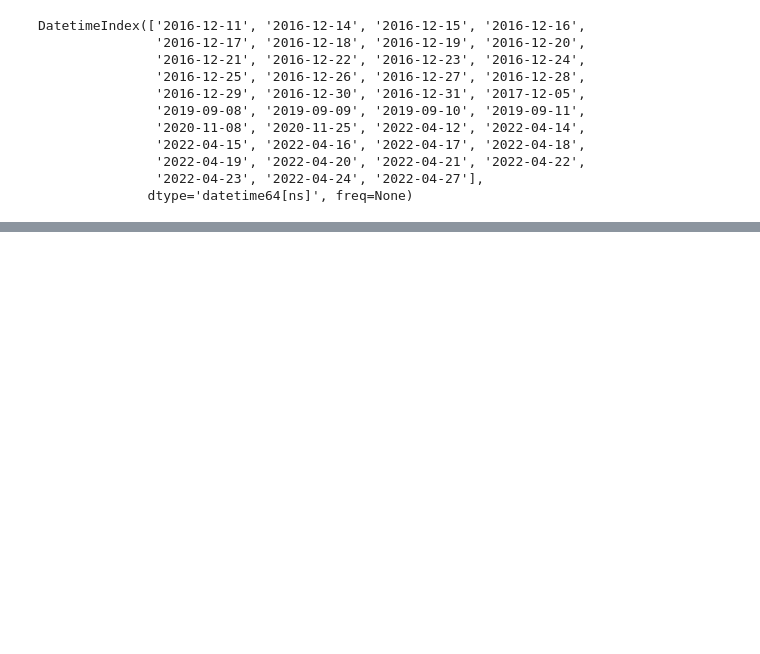
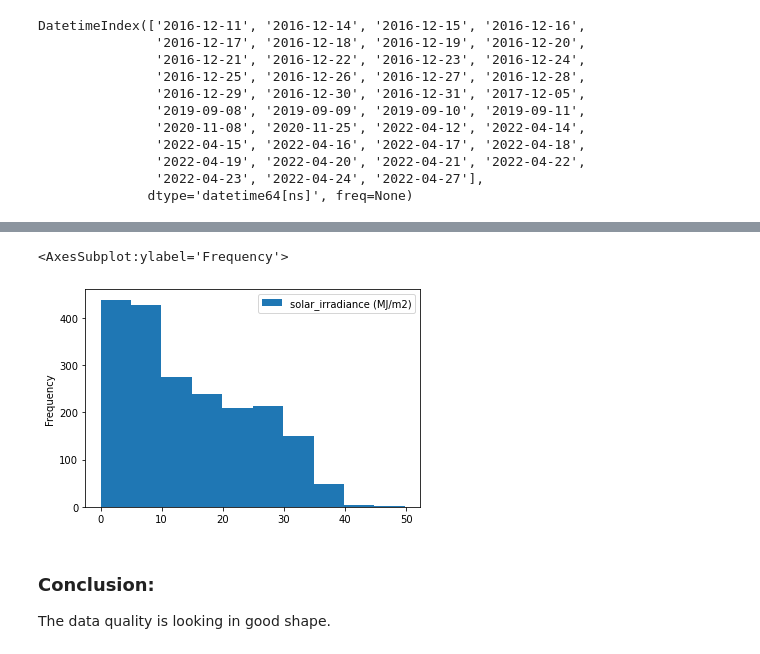
Before and after one commit to cioos-atlantic/quality_reports, a Jupyter notebook: force/force_qualitychecks.ipynb, the cells around one changed output, grey strips where cells are left out. Cells and saved outputs as stored; diff of their text form; code cells hidden in the pictures; blank space fills up the shorter version.

Commit message:
Finished running through the solar irradiance section and adding markdown formatting.

```diff
--- a/force/force_qualitychecks.ipynb
+++ b/force/force_qualitychecks.ipynb
@@ -231,5 +197,5 @@ Name: solar_irradiance, Length: 68, dtype: float64
 # %%
-solar_day = df_solar.groupby([(df_solar.time.dt.year), (df_solar.time.dt.month), (df_solar.time.dt.day)])['solar_irradiance'].sum()
+solar_day = df_solar.groupby([(df_solar.time.dt.year), (df_solar.time.dt.month), (df_solar.time.dt.day)])['solar_irradiance'].sum()*0.25
 print(solar_day)
 # %% [output]
 time  time  time
@@ -266,0 +254,9 @@ solar_day.plot.hist(bins=10)
+# %%
+solar_day_hourly = solar_day*4
+solar_day_hourly.plot.hist(bins=10, legend=True, label='solar_irradiance (MJ/m2)')
+# %% [output]
+<AxesSubplot:ylabel='Frequency'>
+[figure, added]
+# %% [markdown]
+### Conclusion:
+The data quality is looking in good shape.
```
Also changed, not shown: parts of 27 cells of this notebook, 3 other files.
